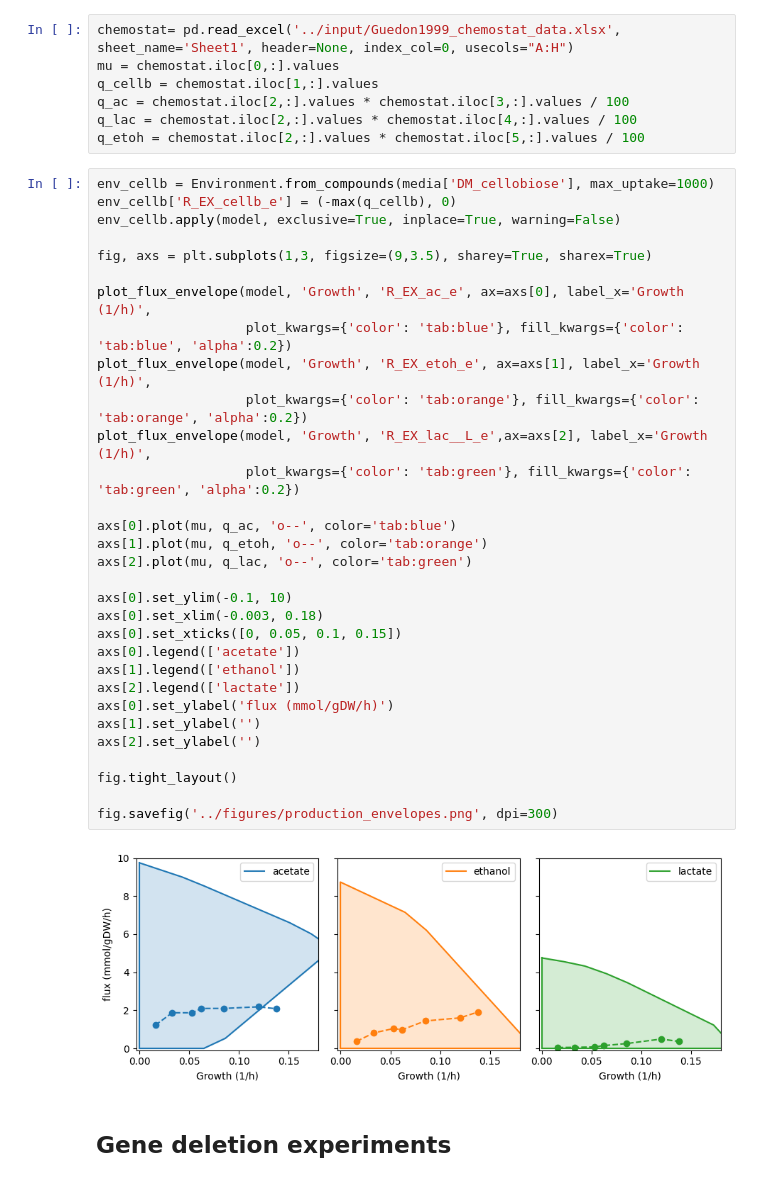
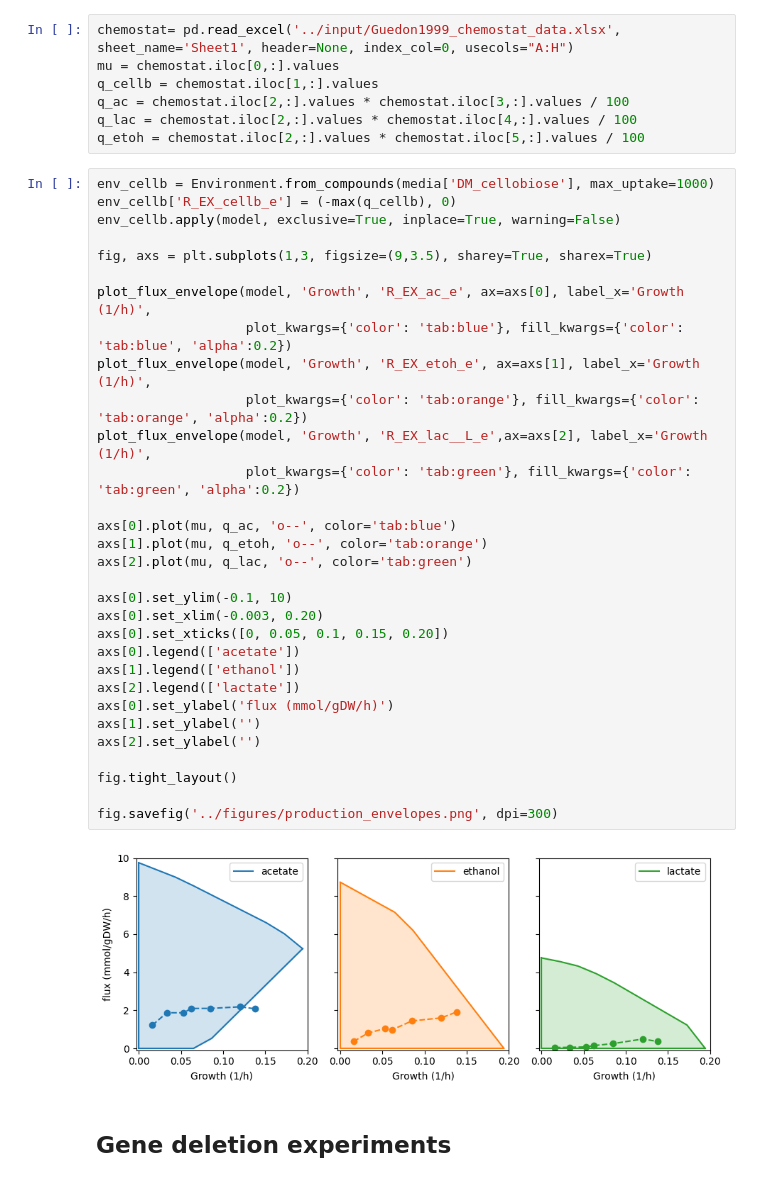
Before and after one commit to IdunBurgos/Ruminiclostridium-cellullolyticum-model-final, a Jupyter notebook: notebooks/Step 5 - Model testing.ipynb, the cells around one changed output. Drawn from its saved outputs; the diff is of its cells as text.

```diff
--- a/notebooks/Step 5 - Model testing.ipynb
+++ b/notebooks/Step 5 - Model testing.ipynb
@@ -41,36 +41,36 @@ q_etoh = chemostat.iloc[2,:].values * chemostat.iloc[5,:].values / 100
 # %%
 env_cellb = Environment.from_compounds(media['DM_cellobiose'], max_uptake=1000)
 env_cellb['R_EX_cellb_e'] = (-max(q_cellb), 0)
 env_cellb.apply(model, exclusive=True, inplace=True, warning=False)
 
 fig, axs = plt.subplots(1,3, figsize=(9,3.5), sharey=True, sharex=True)
 
 plot_flux_envelope(model, 'Growth', 'R_EX_ac_e', ax=axs[0], label_x='Growth (1/h)',
                    plot_kwargs={'color': 'tab:blue'}, fill_kwargs={'color': 'tab:blue', 'alpha':0.2})
 plot_flux_envelope(model, 'Growth', 'R_EX_etoh_e', ax=axs[1], label_x='Growth (1/h)',
                    plot_kwargs={'color': 'tab:orange'}, fill_kwargs={'color': 'tab:orange', 'alpha':0.2})
 plot_flux_envelope(model, 'Growth', 'R_EX_lac__L_e',ax=axs[2], label_x='Growth (1/h)',
                    plot_kwargs={'color': 'tab:green'}, fill_kwargs={'color': 'tab:green', 'alpha':0.2})
 
 axs[0].plot(mu, q_ac, 'o--', color='tab:blue')
 axs[1].plot(mu, q_etoh, 'o--', color='tab:orange')
 axs[2].plot(mu, q_lac, 'o--', color='tab:green')
 
 axs[0].set_ylim(-0.1, 10)
-axs[0].set_xlim(-0.003, 0.18)
-axs[0].set_xticks([0, 0.05, 0.1, 0.15])
+axs[0].set_xlim(-0.003, 0.20)
+axs[0].set_xticks([0, 0.05, 0.1, 0.15, 0.20])
 axs[0].legend(['acetate'])
 axs[1].legend(['ethanol'])
 axs[2].legend(['lactate'])
 axs[0].set_ylabel('flux (mmol/gDW/h)')
 axs[1].set_ylabel('')
 axs[2].set_ylabel('')
 
 fig.tight_layout()
 
 fig.savefig('../figures/production_envelopes.png', dpi=300)
 # %% [output]
-[figure, old version]
+[figure, new version]
 # %% [markdown]
 ## Gene deletion experiments
 # %%
```
Also changed, not shown: parts of 2 cells of this notebook, 3 other files.
